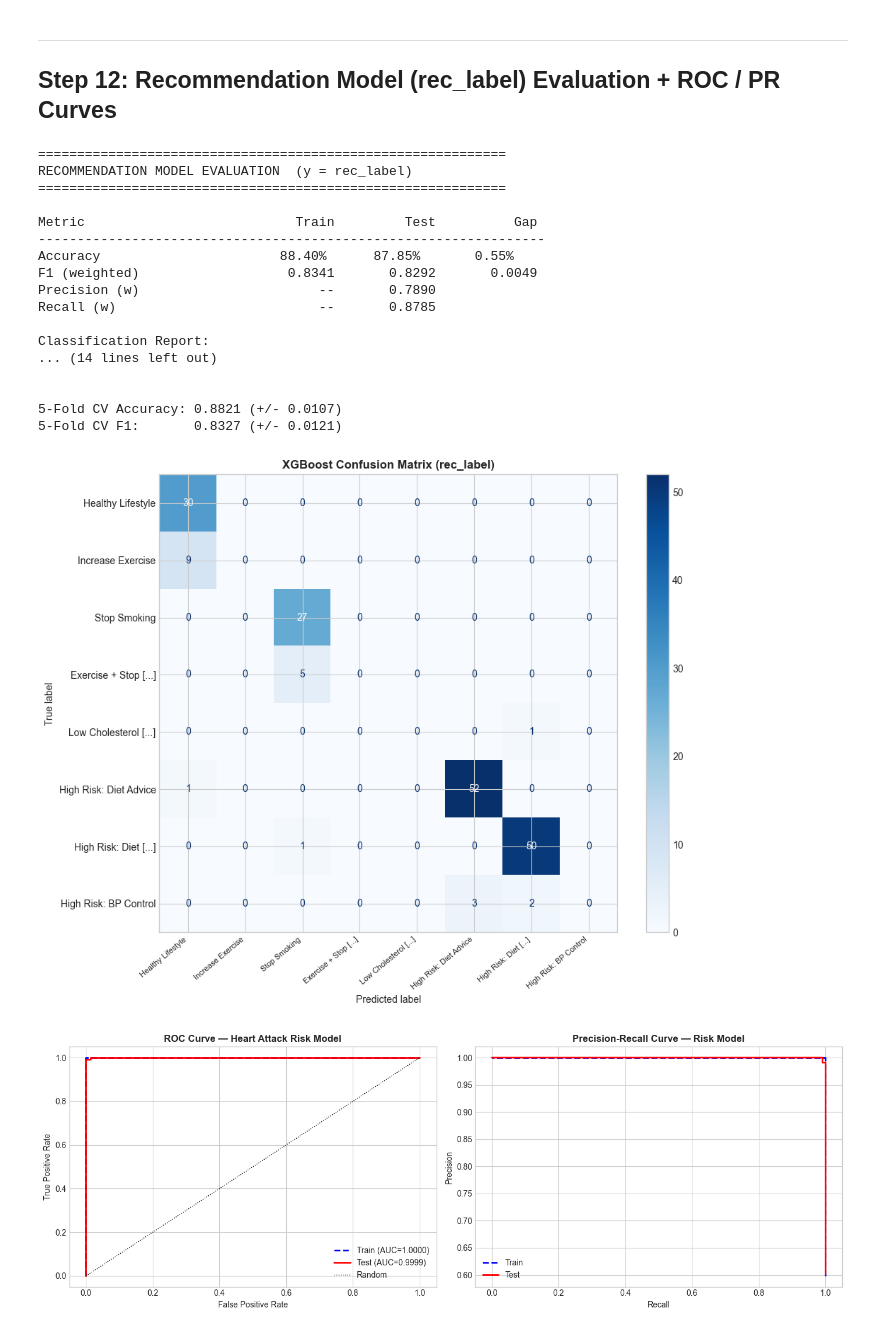
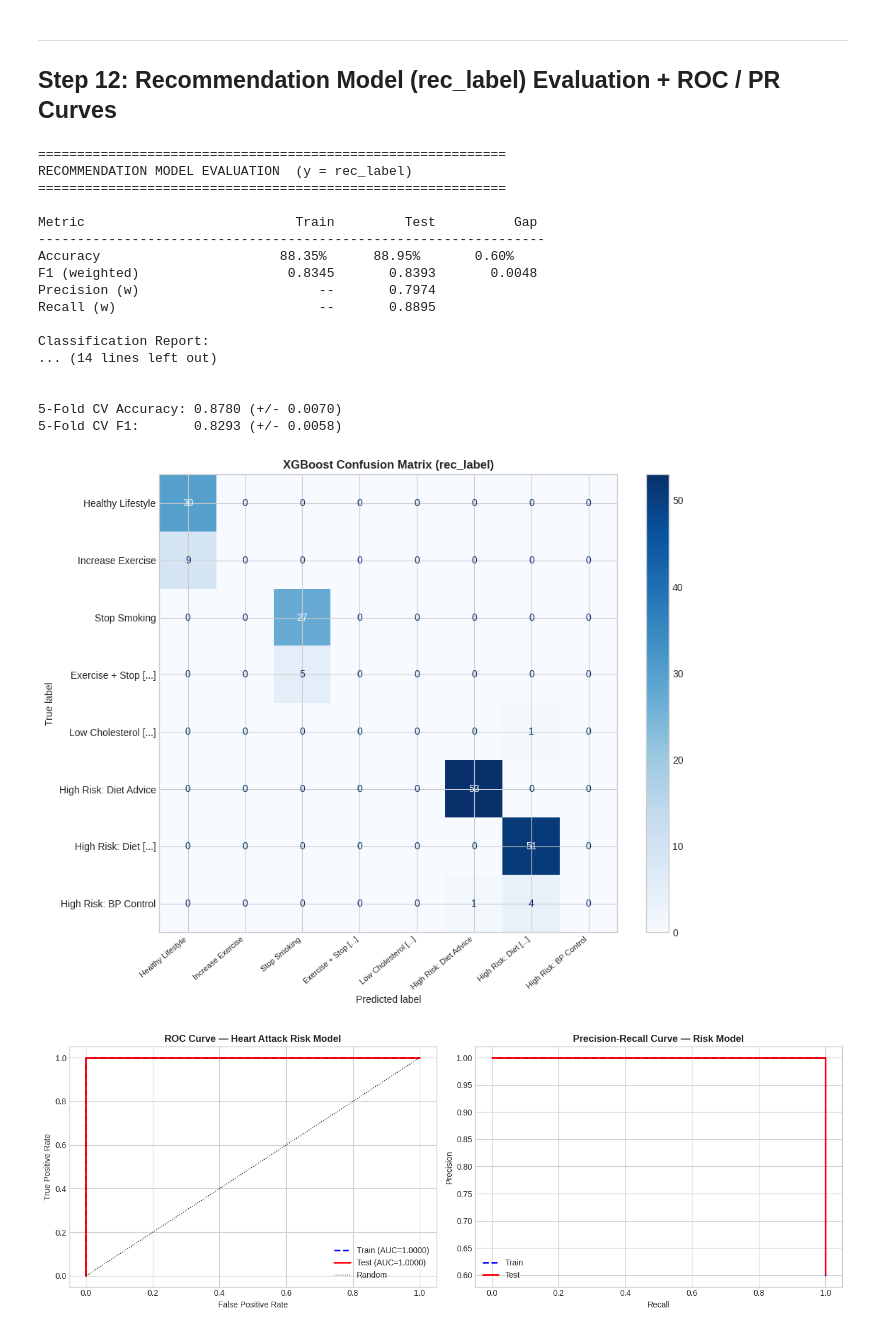
Before and after one commit to Desin898/Cardio-AI, a Jupyter notebook: Model/Recommendation_model.ipynb, the cells around one changed output. Saved outputs shown, nothing was run; the diff lists cells and outputs as text; code cells hidden in the pictures.

```diff
--- a/Model/Recommendation_model.ipynb
+++ b/Model/Recommendation_model.ipynb
@@ -167,7 +172,7 @@ Configuration loaded.
 ---
 ## Step 3: Load Data & EDA Dashboard
 # %%
-df = pd.read_csv(r'C:\Users\User\Desktop\DSGP Viva\model\CM2603-DSGP-Group-3\Dataset\converted_patient_format.csv')
+df = pd.read_csv(r'converted_patient_format.csv')
 print(f'Dataset shape: {df.shape[0]} rows x {df.shape[1]} columns')
 print(f'Columns: {list(df.columns)}')
 df.head()
@@ -491,17 +543,20 @@ X_test_with_graph['community']  = graph_test_df['community']
 
 FINAL_FEATURES = FEATURE_COLUMNS + ['degree', 'clustering', 'community']
 
+# FIX 3: Add Gaussian noise BEFORE scaling so the scaler's mean/std
+# reflects the actual distribution the model will train on.
+# Noise on raw (unscaled) features — std is 1% of each column's std.
+np.random.seed(RANDOM_STATE)
+X_train_raw = X_train_with_graph[FINAL_FEATURES].copy()
+col_stds    = X_train_raw.std()
+noise_raw   = np.random.normal(loc=0.0, scale=0.01, size=X_train_raw.shape) * col_stds.values
+X_train_noisy = X_train_raw + noise_raw
+
 scaler_graph = StandardScaler()
-X_train_final_clean = scaler_graph.fit_transform(X_train_with_graph[FINAL_FEATURES])
-X_test_final        = scaler_graph.transform(X_test_with_graph[FINAL_FEATURES])
-
-# Add Gaussian noise to training only — breaks perfect feature separability
-# and forces the model to learn robust boundaries instead of memorising
-np.random.seed(RANDOM_STATE)
-noise = np.random.normal(loc=0.0, scale=0.15, size=X_train_final_clean.shape)
-X_train_final = X_train_final_clean + noise
+X_train_final = scaler_graph.fit_transform(X_train_noisy)   # fit on noisy train
+X_test_final  = scaler_graph.transform(X_test_with_graph[FINAL_FEATURES])  # transform clean test
 
 print(f'Final feature set  — Train: {X_train_final.shape} | Test: {X_test_final.shape}')
-print(f'Noise std added to training features: 0.15')
+print(f'Noise std: 1% of each feature std (applied before scaling)')
 print(f'Features: {FINAL_FEATURES}')
 # %% [output]
@@ -699,13 +788,16 @@ print(f'{"Precision (w)":<25} {"--":>12} {test_prec:>12.4f}')
 print(f'{"Recall (w)":<25} {"--":>12} {test_rec:>12.4f}')
 
 print('\nClassification Report:')
-target_names = [textwrap.shorten(REC_LABELS[i], 32) for i in sorted(REC_LABELS)]
-print(classification_report(y_test, y_test_pred, target_names=target_names, zero_division=0))
+# Get the actual unique labels present in y_test
+actual_labels = sorted(y_test.unique())
+# Create target_names only for these actual labels
+target_names = [textwrap.shorten(REC_LABELS[i], 32) for i in actual_labels]
+print(classification_report(y_test, y_test_pred, target_names=target_names, labels=actual_labels, zero_division=0))
 
 # 5-Fold cross-validation
 cv = StratifiedKFold(n_splits=5, shuffle=True, random_state=RANDOM_STATE)
-cv_acc = cross_val_score(xgb_model, X_train_final, y_train, cv=cv, scoring='accuracy')
-cv_f1  = cross_val_score(xgb_model, X_train_final, y_train, cv=cv, scoring='f1_weighted')
+cv_acc = cross_val_score(xgb_model, X_train_final, y_train_encoded, cv=cv, scoring='accuracy')
+cv_f1  = cross_val_score(xgb_model, X_train_final, y_train_encoded, cv=cv, scoring='f1_weighted')
 print(f'\n5-Fold CV Accuracy: {cv_acc.mean():.4f} (+/- {cv_acc.std():.4f})')
 print(f'5-Fold CV F1:       {cv_f1.mean():.4f} (+/- {cv_f1.std():.4f})')
 # %% [output]
@@ -715,31 +807,37 @@ RECOMMENDATION MODEL EVALUATION  (y = rec_label)
 
 Metric                           Train         Test          Gap
 -----------------------------------------------------------------
-Accuracy                       88.40%      87.85%       0.55%
-F1 (weighted)                   0.8341       0.8292       0.0049
-Precision (w)                       --       0.7890
-Recall (w)                          --       0.8785
+Accuracy                       88.35%      88.95%       0.60%
+F1 (weighted)                   0.8345       0.8393       0.0048
+Precision (w)                       --       0.7974
+Recall (w)                          --       0.8895
 
 Classification Report:
 ... (14 lines left out)
 
 
-5-Fold CV Accuracy: 0.8821 (+/- 0.0107)
-5-Fold CV F1:       0.8327 (+/- 0.0121)
+5-Fold CV Accuracy: 0.8780 (+/- 0.0070)
+5-Fold CV F1:       0.8293 (+/- 0.0058)
 # %%
 # Confusion matrix
 fig, ax = plt.subplots(figsize=(10, 8))
+
+# Get the actual unique labels present in y_test (same as in cell-eval-main)
+actual_labels_for_cm = sorted(y_test.unique())
+# Create display_labels only for these actual labels
+cm_display_labels = [textwrap.shorten(REC_LABELS[i], 22) for i in actual_labels_for_cm]
+
 ConfusionMatrixDisplay(
-    confusion_matrix(y_test, y_test_pred),
-    display_labels=[textwrap.shorten(REC_LABELS[i], 22) for i in sorted(REC_LABELS)]
+    confusion_matrix(y_test, y_test_pred, labels=actual_labels_for_cm),
+    display_labels=cm_display_labels
 ).plot(ax=ax, colorbar=True, cmap='Blues')
 ax.set_title('XGBoost Confusion Matrix (rec_label)', fontweight='bold')
 plt.xticks(rotation=40, ha='right', fontsize=8)
 plt.tight_layout()
 plt.savefig('confusion_matrix.png', bbox_inches='tight', dpi=120)
 plt.show()
 # %% [output]
-[figure, old version]
+[figure, new version]
 # %%
 # ROC and PR curves (using binary Heart Attack risk model)
 fig, axes = plt.subplots(1, 2, figsize=(14, 5))
```
Also changed, not shown: parts of 19 cells of this notebook, 21 other files.
